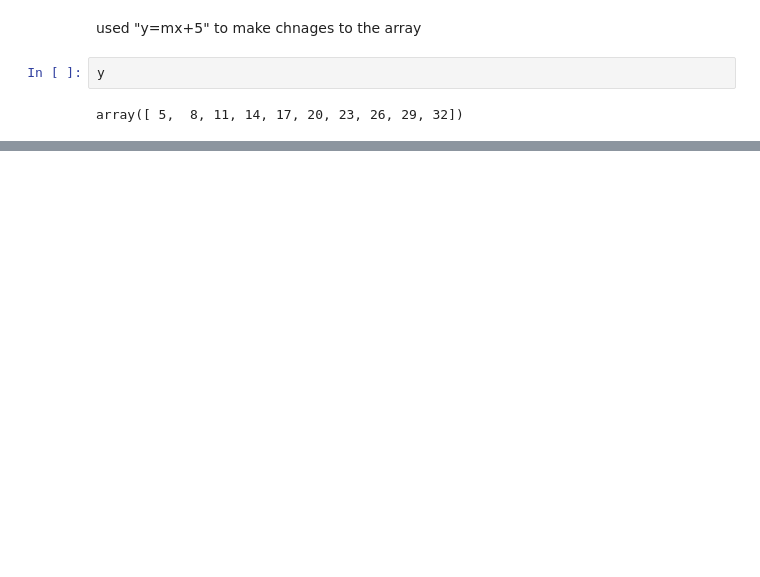
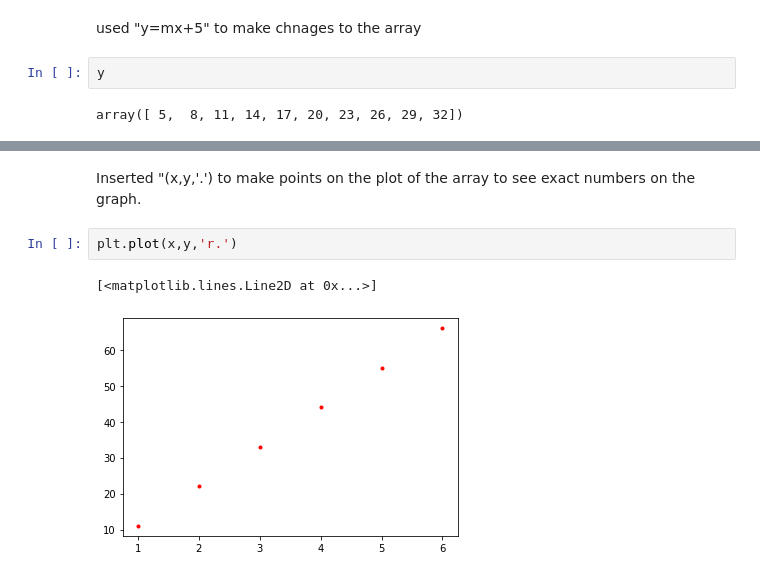
Before and after one commit to mikesenape/Lab-1, a Jupyter notebook: Senape_Lab_1.ipynb, the cells around one changed output, grey strips where cells are left out. Saved outputs shown, nothing was run; the diff lists cells and outputs as text; blank space fills up the shorter version.

```diff
--- a/Senape_Lab_1.ipynb
+++ b/Senape_Lab_1.ipynb
@@ -165,0 +147,7 @@ array([ 5,  8, 11, 14, 17, 20, 23, 26, 29, 32])
+# %% [markdown]
+Inserted "(x,y,'.') to make points on the plot of the array to see exact numbers on the graph.
+# %%
+plt.plot(x,y,'r.')
+# %% [output]
+[<matplotlib.lines.Line2D at 0x...>]
+[figure, added]
```
Also changed, not shown: parts of 159 cells of this notebook.
